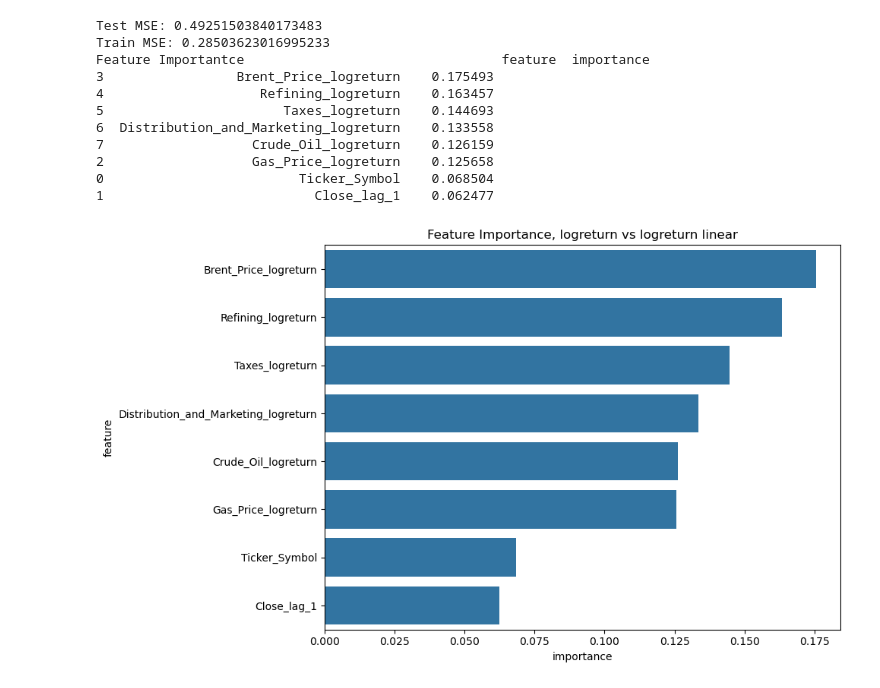
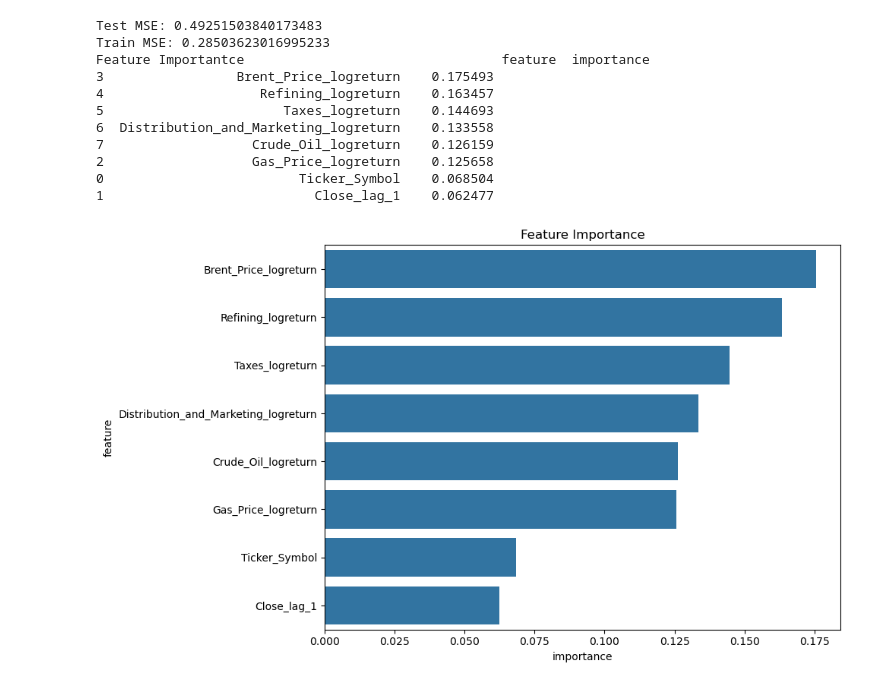
Before and after one commit to RheaBose/Citadel-women-datathon-2025, a Jupyter notebook: predict_logreturn_stock_all_at_once.ipynb, the cells around one changed output. Saved outputs shown, nothing was run; the diff lists cells and outputs as text; code cells hidden in the pictures.

```diff
--- a/predict_logreturn_stock_all_at_once.ipynb
+++ b/predict_logreturn_stock_all_at_once.ipynb
@@ -235,13 +235,13 @@ Feature Importantce                                 feature  importance
 # %%
 from matplotlib import pyplot as plt
 import seaborn as sns
 plt.figure(figsize=(10, 6))
 sns.barplot(x='importance', y='feature', data=feat_importance)
-plt.title("Feature Importance, logreturn vs logreturn linear")
+plt.title("Feature Importance")
 plt.tight_layout()
 plt.show()
 # %% [output]
-[figure, old version]
+[figure, new version]
 # %%
 # install with: pip install pytorch_tabnet
 import numpy as np
```
Also changed, not shown: parts of 2 cells of this notebook.
